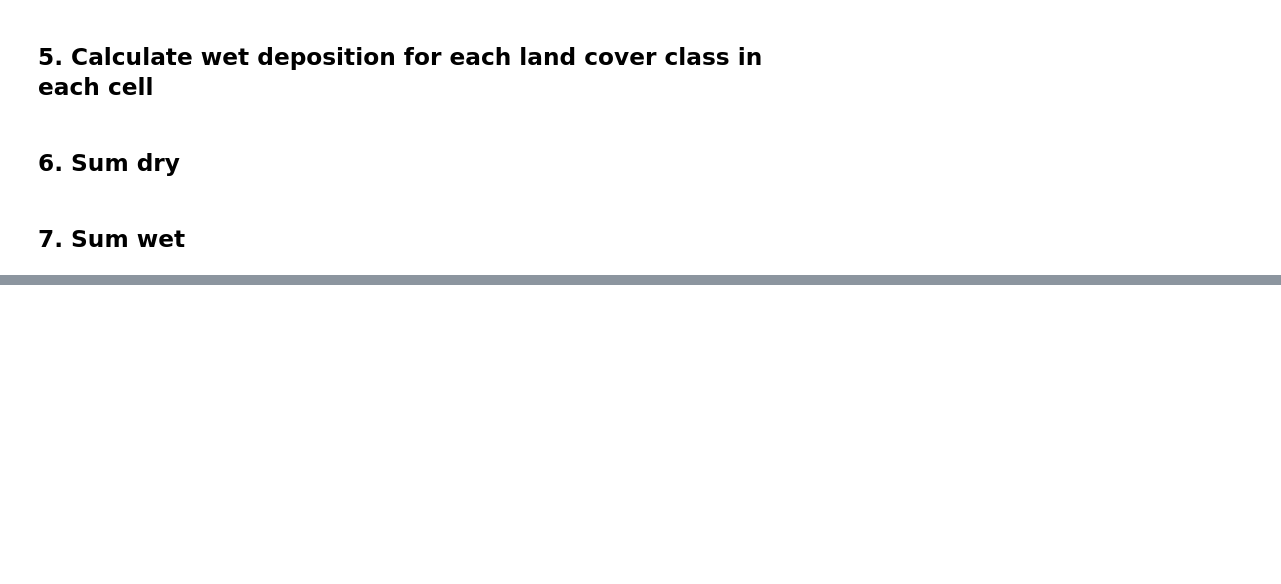
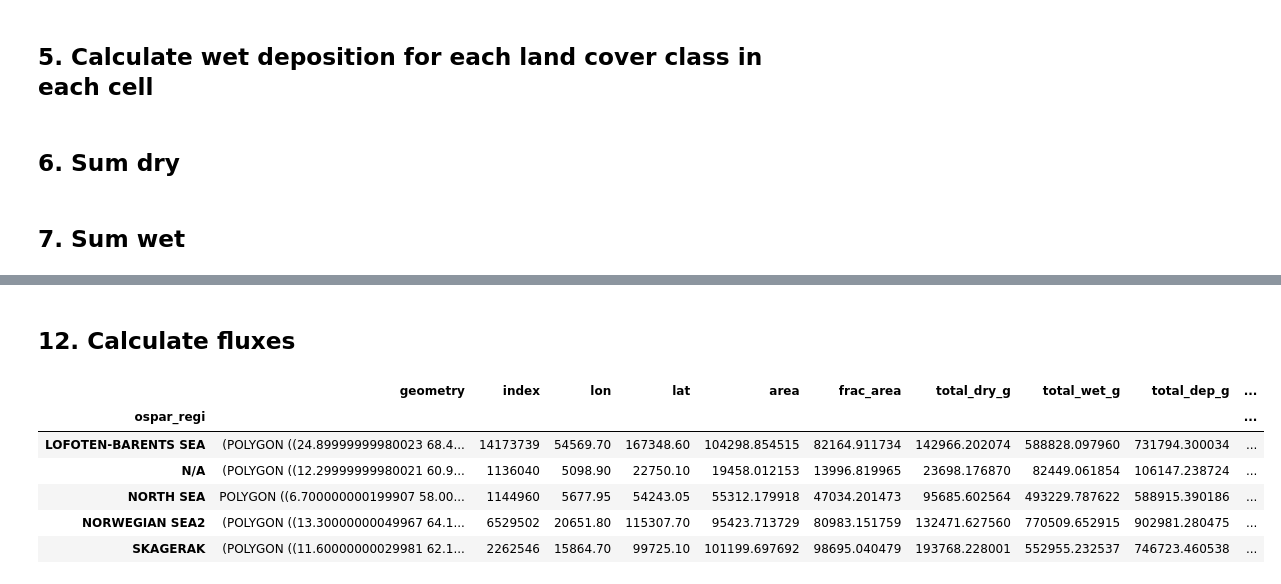
Before and after one commit to JamesSample/misc, a Jupyter notebook: emep_hg_dep.ipynb, the cells around one changed output, grey strips where cells are left out. Cells and saved outputs as stored; diff of their text form; code cells hidden in the pictures; blank space fills up the shorter version.

```diff
--- a/emep_hg_dep.ipynb
+++ b/emep_hg_dep.ipynb
@@ -169,0 +216,13 @@ gdf.head()
+# %%
+# Assign EMEP celss to OSPAR regions
+emep_gdf = nivapy.spatial.identify_point_in_polygon(emep_gdf,
+                                                    out_json,
+                                                    'index',
+                                                    'ospar_regi',
+                                                    'lat',
+                                                    'lon')
+
+# Some cell centres lie outside OSPAR regions. Drop these
+emep_gdf = emep_gdf.dropna(subset=['ospar_regi'])
+
+emep_gdf.head()
@@ -169,0 +251,16 @@ gdf.head()
+# %% [markdown]
+## 12. Calculate fluxes
+# %%
+# Divide dep by region area
+for dep in ['total_dry', 'total_wet', 'total_dep']:
+    emep_gdf['%s_flux_g/km2' % dep] = emep_gdf['%s_g' % dep] / emep_gdf['frac_area']
+
+emep_gdf
+# %% [output]
+|  | geometry | index | lon | lat | area | frac_area | total_dry_g | total_wet_g | total_dep_g | ... |
+| ospar_regi |  |  |  |  |  |  |  |  |  | ... |
+| LOFOTEN-BARENTS SEA | (POLYGON ((24.89999999980023 68.4... | 14173739 | 54569.70 | 167348.60 | 104298.854515 | 82164.911734 | 142966.202074 | 588828.097960 | 731794.300034 | ... |
+| N/A | (POLYGON ((12.29999999980021 60.9... | 1136040 | 5098.90 | 22750.10 | 19458.012153 | 13996.819965 | 23698.176870 | 82449.061854 | 106147.238724 | ... |
+| NORTH SEA | POLYGON ((6.700000000199907 58.00... | 1144960 | 5677.95 | 54243.05 | 55312.179918 | 47034.201473 | 95685.602564 | 493229.787622 | 588915.390186 | ... |
+| NORWEGIAN SEA2 | (POLYGON ((13.30000000049967 64.1... | 6529502 | 20651.80 | 115307.70 | 95423.713729 | 80983.151759 | 132471.627560 | 770509.652915 | 902981.280475 | ... |
+| SKAGERAK | (POLYGON ((11.60000000029981 62.1... | 2262546 | 15864.70 | 99725.10 | 101199.697692 | 98695.040479 | 193768.228001 | 552955.232537 | 746723.460538 | ... |
```
Also changed, not shown: parts of 26 cells of this notebook.
